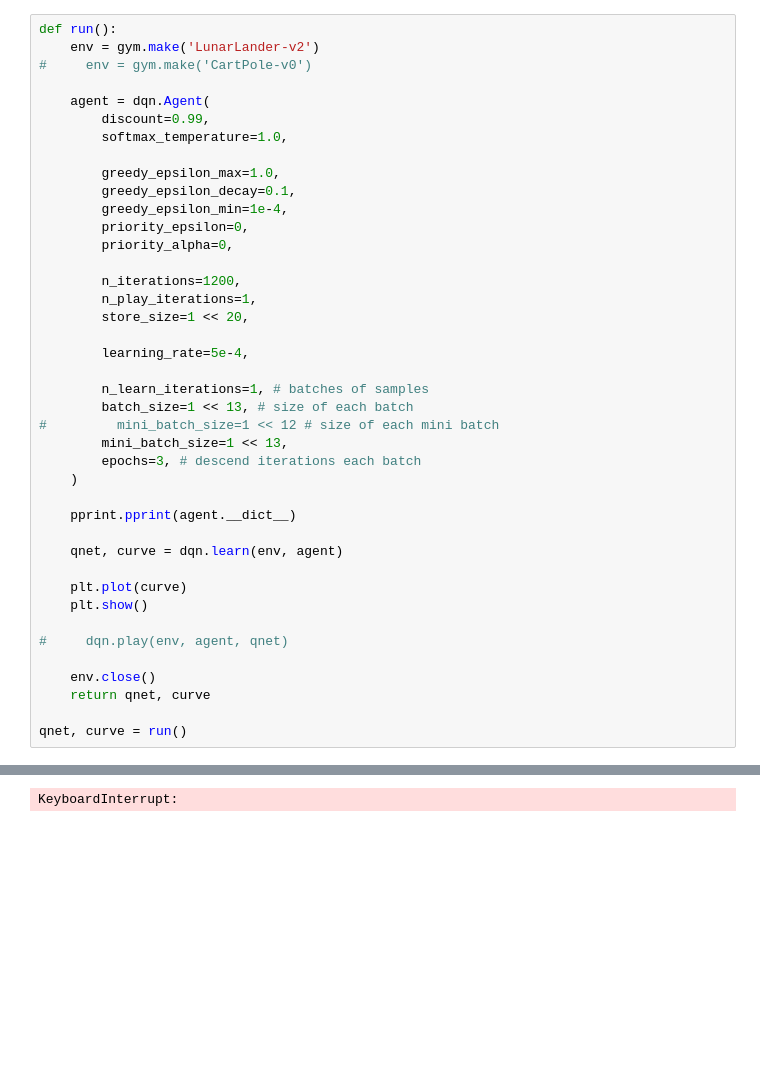
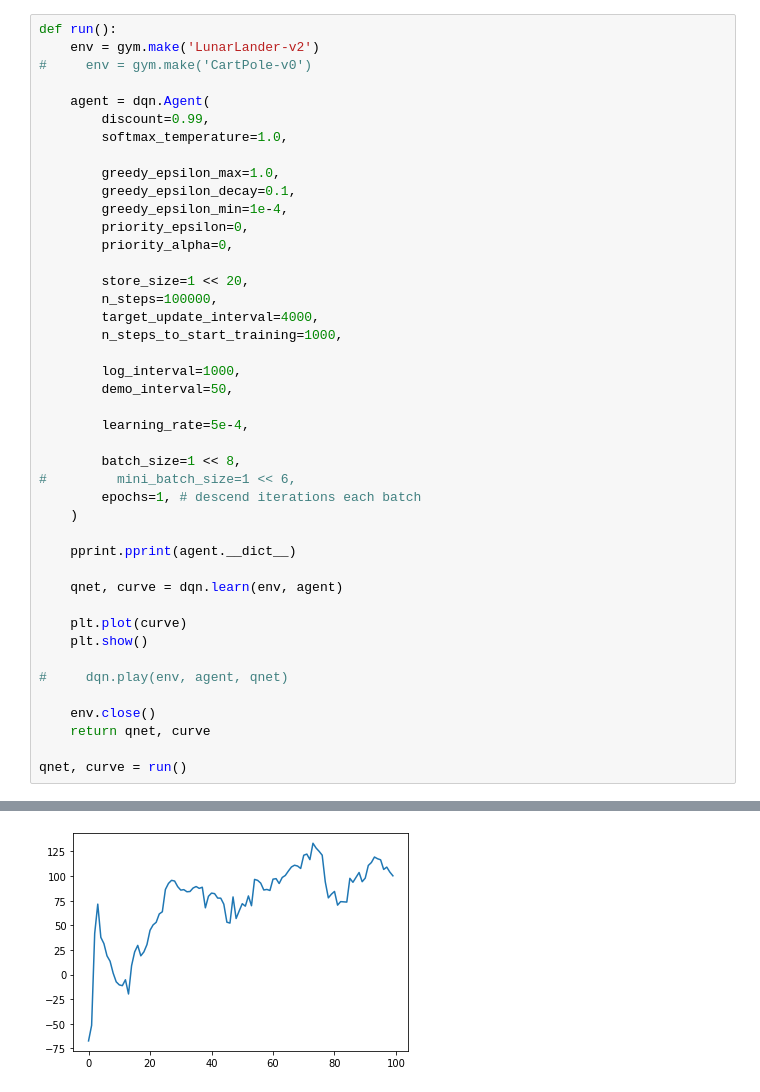
Before and after one commit to witran/maggie, a Jupyter notebook: dqn.ipynb, the cells around one changed output, grey strips where cells are left out. Cells and saved outputs as stored; diff of their text form; blank space fills up the shorter version.

```diff
--- a/dqn.ipynb
+++ b/dqn.ipynb
@@ -25,17 +22,19 @@ def run():
         priority_epsilon=0,
         priority_alpha=0,
 
-        n_iterations=1200,
-        n_play_iterations=1,
         store_size=1 << 20,
+        n_steps=100000,
+        target_update_interval=4000,
+        n_steps_to_start_training=1000,
+
+        log_interval=1000,
+        demo_interval=50,
 
         learning_rate=5e-4,
 
-        n_learn_iterations=1, # batches of samples
-        batch_size=1 << 13, # size of each batch
-#         mini_batch_size=1 << 12 # size of each mini batch
-        mini_batch_size=1 << 13,
-        epochs=3, # descend iterations each batch
+        batch_size=1 << 8,
+#         mini_batch_size=1 << 6,
+        epochs=1, # descend iterations each batch
     )
 
     pprint.pprint(agent.__dict__)
@@ -72,4 +71,4 @@ last episode reward -357.57776593980293
-KeyboardInterrupt:
+[figure, added]
 # %%
 env = gym.make('LunarLander-v2')
 #     env = gym.make('CartPole-v0')
```
Also changed, not shown: parts of 10 cells of this notebook, 1 other file.
